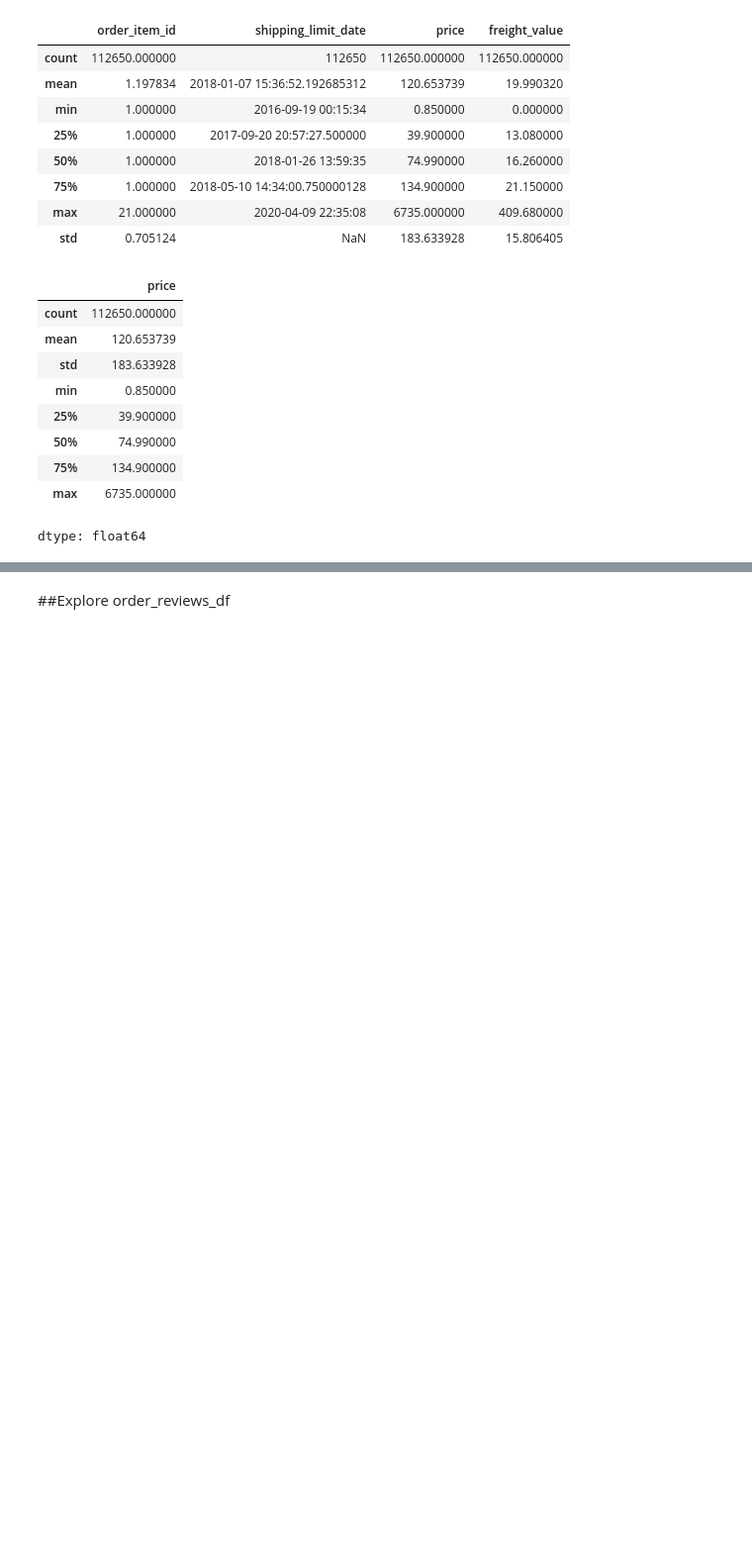
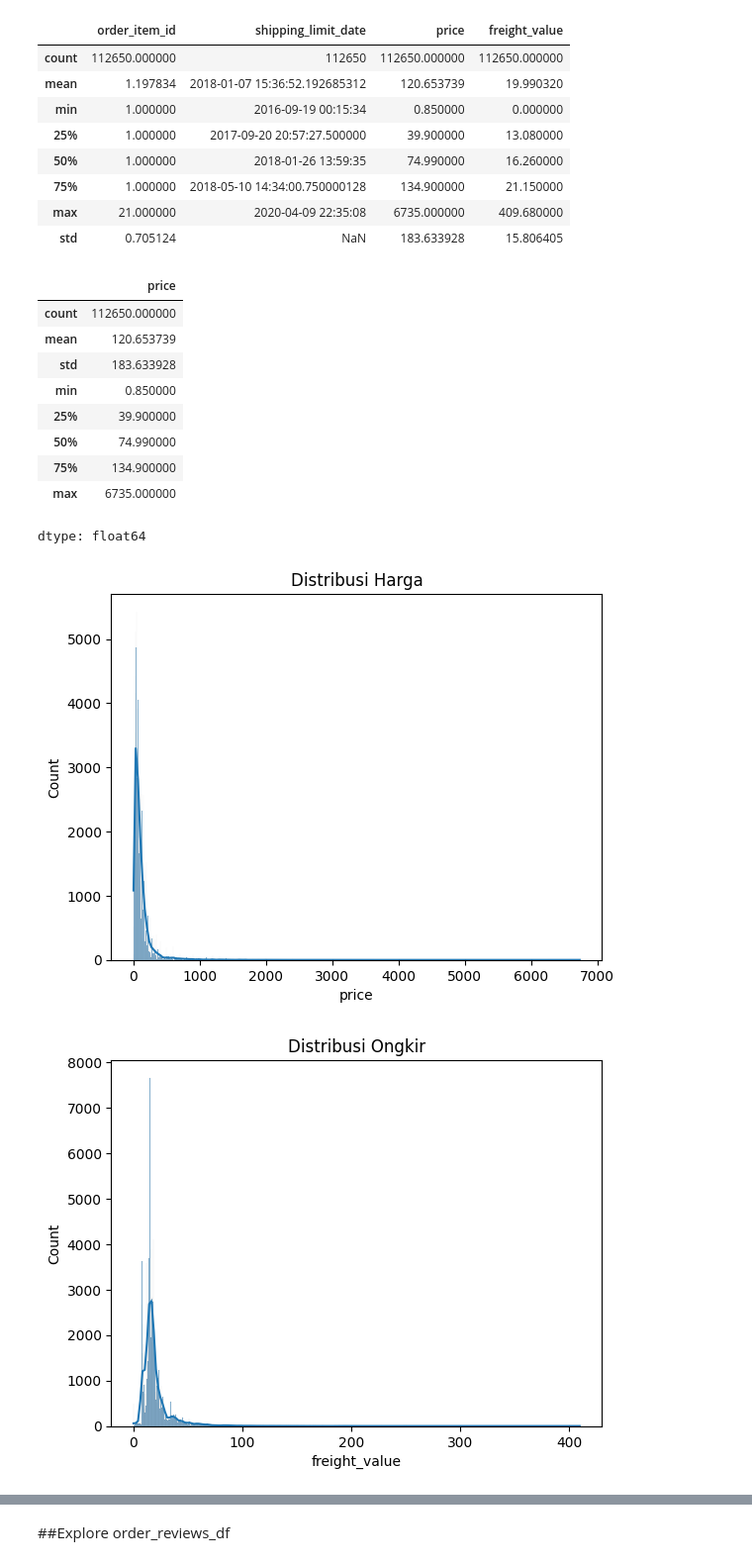
Before and after one commit to y3nu5/submission-proyek-data-analisis, a Jupyter notebook: notebook.ipynb, the cells around one changed output, grey strips where cells are left out. Shown at 99% size. Cells and saved outputs as stored; diff of their text form; code cells hidden in the pictures; blank space fills up the shorter version.

```diff
--- a/notebook.ipynb
+++ b/notebook.ipynb
@@ -1032,3 +1040,15 @@ order_items_df['price'].describe()
 | 75% | 134.900000 |
 | max | 6735.000000 |
 dtype: float64
+# %%
+# Histogram
+sns.histplot(order_items_df['price'], kde=True)
+plt.title("Distribusi Harga")
+plt.show()
+
+sns.histplot(order_items_df['freight_value'], kde=True)
+plt.title("Distribusi Ongkir")
+plt.show()
+# %% [output]
+[figure, added]
+[figure, added]
```
Also changed, not shown: parts of 24 cells of this notebook, 1 other file.
